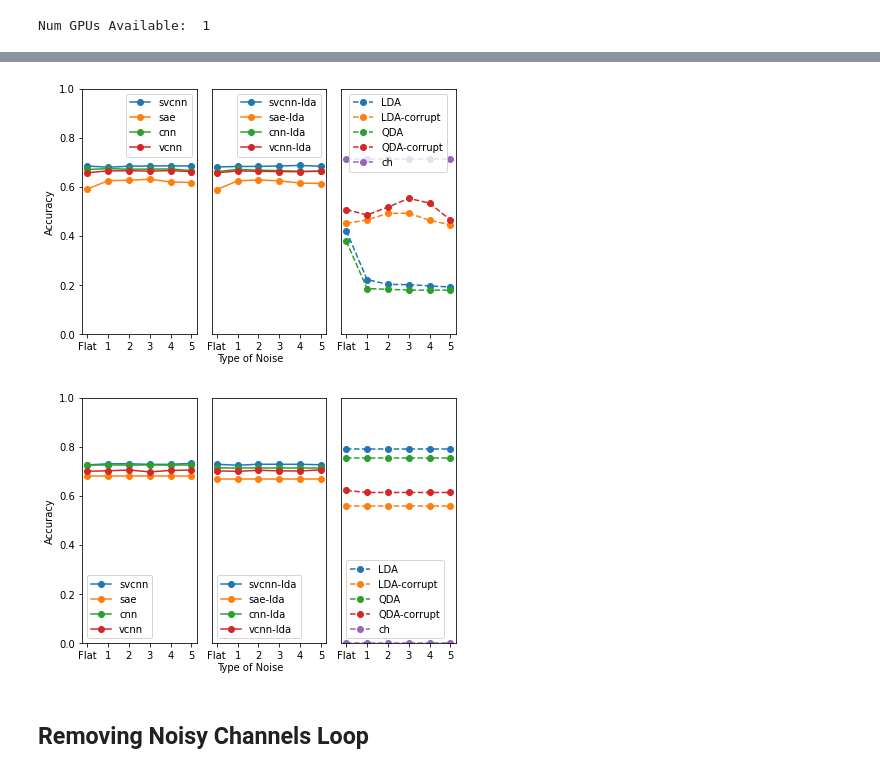
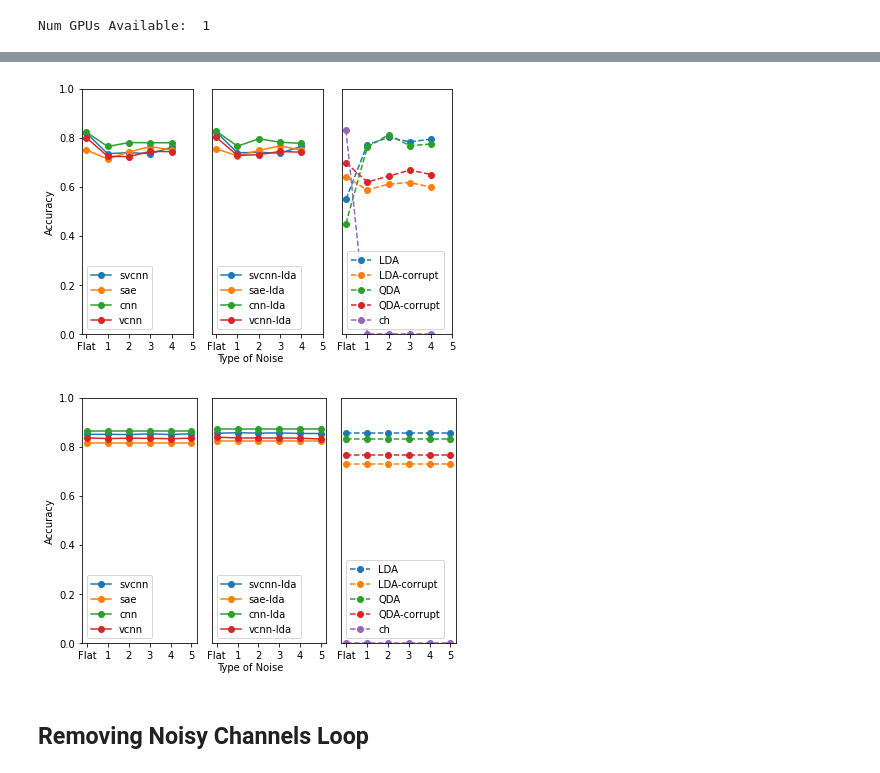
Before and after one commit to yuniteh/latent_rep, a Jupyter notebook: python/loop_main.ipynb, the cells around one changed output, grey strips where cells are left out. Drawn from its saved outputs; the diff is of its cells as text; code cells hidden in the pictures.

```diff
--- a/python/loop_main.ipynb
+++ b/python/loop_main.ipynb
@@ -9,7 +9,7 @@ set_gpu()
 # %% [output]
 Num GPUs Available:  1
 # %%
-sub_type = 'TR'
+sub_type = 'AB'
 with open('train_data_raw_'  + sub_type + '.p', 'rb') as f:
     raw, params,feat,feat_sq = pickle.load(f)
 # %%
@@ -21,40 +34,40 @@ UnboundLocalError: local variable 'test_tot' referenced before assignment
 # %%
 # Load noise results
 sub_all, sub_noise, sub_clean, ave_all, ave_noise, ave_clean = lp.ave_results(params, sub_type, train_grp=2, feat_type='feat',epochs=30,n_train='fullgaussflat4',train_scale=5,n_test='fullgauss3', latent_dim=4,loop_i='noise', dt='manual')
-sub_all, sub_noise, sub_clean, flat_ave_all, flat_ave_noise, flat_ave_clean = lp.ave_results(params, sub_type, train_grp=2, feat_type='feat',epochs=30,n_train='fullgaussflat4',train_scale=5,n_test='fullflat3', latent_dim=4,loop_i='noise',dt='manual')
+sub_all, sub_noise, sub_clean, flat_ave_all, flat_ave_noise, flat_ave_clean = lp.ave_results(params, sub_type, train_grp=2, feat_type='feat',epochs=30,n_train='fullgaussflat4',train_scale=5,n_test='fullflat1', latent_dim=4,loop_i='noise',dt='manual')
 # %%
 # Plot accuracy vs. noise
 fig,ax = plt.subplots(1,3)
 for i in range(0,4):
-    ax[0].plot(np.hstack((flat_ave_noise[i],ave_noise[:,i])),'-o')
+    ax[0].plot(np.hstack((flat_ave_noise[:,i],ave_noise[:,i])),'-o')
 for i in range(4,8):
-    ax[1].plot(np.hstack((flat_ave_noise[i],ave_noise[:,i])),'-o')
+    ax[1].plot(np.hstack((flat_ave_noise[:,i],ave_noise[:,i])),'-o')
 for i in range(8,13):
-    ax[2].plot(np.hstack((flat_ave_noise[i],ave_noise[:,i])),'--o')
+    ax[2].plot(np.hstack((flat_ave_noise[:,i],ave_noise[:,i])),'--o')
 ax[0].set_ylabel('Accuracy')
 fig.text(0.5, 0, 'Type of Noise', ha='center')
 ax[0].legend(['svcnn','sae','cnn','vcnn'])
 ax[1].legend(['svcnn-lda','sae-lda','cnn-lda','vcnn-lda'])
 ax[2].legend(['LDA','LDA-corrupt','QDA','QDA-corrupt','ch'])
 ax[1].set_yticks([])
 ax[2].set_yticks([])
 for i in range(0,3):
     ax[i].set_ylim(0,1)
     ax[i].set_xticks(range(0,6))
     ax[i].set_xticklabels(['Flat','1','2','3','4','5'])
 
 fig.set_tight_layout(True)
 # %% [output]
-[figure, old version]
+[figure, new version]
 # %%
 # Plot accuracy vs. noise
 fig,ax = plt.subplots(1,3)
 for i in range(0,4):
-    ax[0].plot(np.hstack((flat_ave_clean[i],ave_clean[:,i])),'-o')
+    ax[0].plot(np.hstack((flat_ave_clean[:,i],ave_clean[:,i])),'-o')
 for i in range(4,8):
-    ax[1].plot(np.hstack((flat_ave_clean[i],ave_clean[:,i])),'-o')
+    ax[1].plot(np.hstack((flat_ave_clean[:,i],ave_clean[:,i])),'-o')
 for i in range(8,13):
-    ax[2].plot(np.hstack((flat_ave_clean[i],ave_clean[:,i])),'--o')
+    ax[2].plot(np.hstack((flat_ave_clean[:,i],ave_clean[:,i])),'--o')
 ax[0].set_ylabel('Accuracy')
 fig.text(0.5, 0, 'Type of Noise', ha='center')
 ax[0].legend(['svcnn','sae','cnn','vcnn'])
@@ -69,7 +82,7 @@ for i in range(0,3):
 
 fig.set_tight_layout(True)
 # %% [output]
-[figure, old version]
+[figure, new version]
 # %% [markdown]
 ## Removing Noisy Channels Loop
 # %%
```
Also changed, not shown: parts of 1 cell of this notebook, 2 other files.
